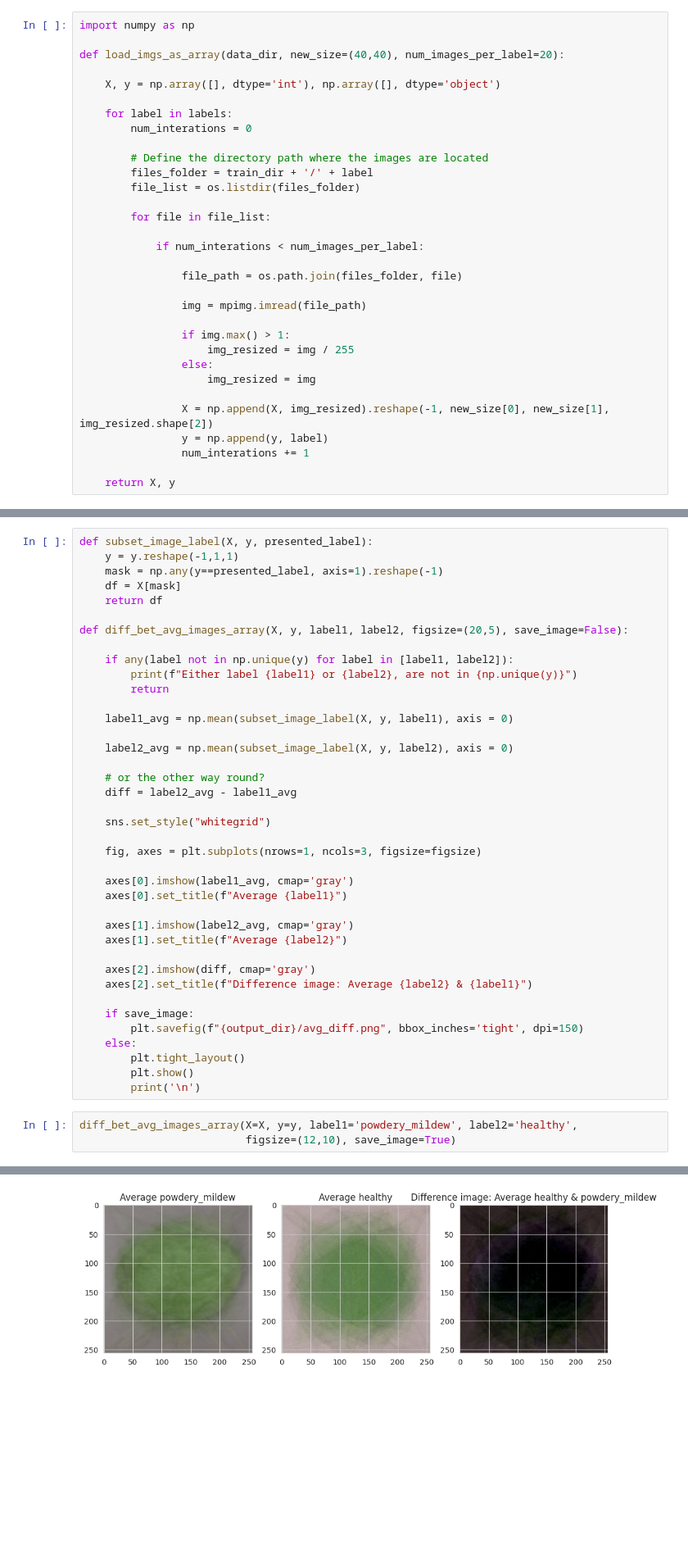
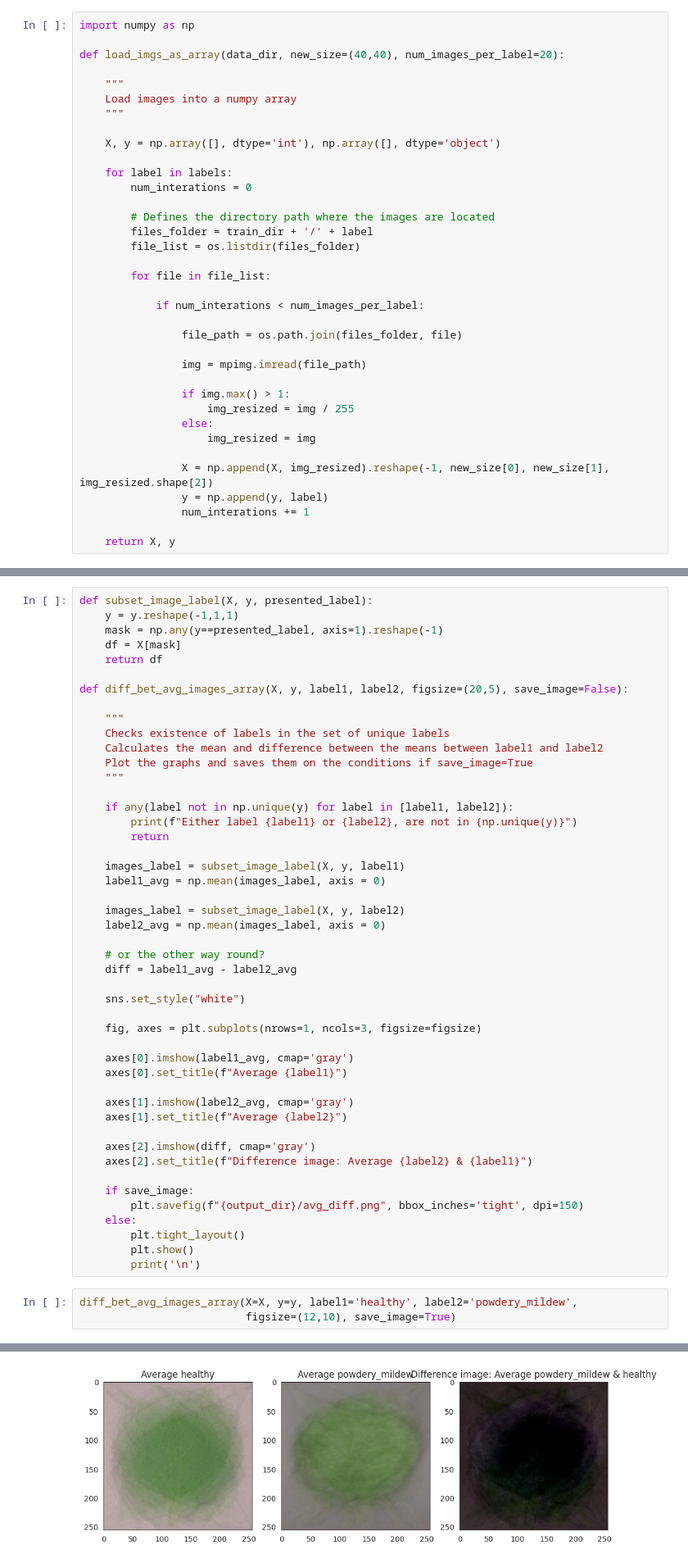
Before and after one commit to BGCG/project-5, a Jupyter notebook: jupyter_notebooks/DataVisualisation.ipynb, the cells around one changed output, grey strips where cells are left out. Shown at 82% size. Drawn from its saved outputs; the diff is of its cells as text; blank space fills up the shorter version.

Commit message:
Correct errors in variaibility and mean plot code and rerun whole notebook

```diff
--- a/jupyter_notebooks/DataVisualisation.ipynb
+++ b/jupyter_notebooks/DataVisualisation.ipynb
@@ -143,13 +144,17 @@ joblib.dump(value=image_shape ,
 import numpy as np
 
 def load_imgs_as_array(data_dir, new_size=(40,40), num_images_per_label=20):
+
+    """
+    Load images into a numpy array
+    """
 
     X, y = np.array([], dtype='int'), np.array([], dtype='object')
 
     for label in labels:
         num_interations = 0
 
-        # Define the directory path where the images are located
+        # Defines the directory path where the images are located
         files_folder = train_dir + '/' + label
         file_list = os.listdir(files_folder)
 
@@ -227,18 +237,26 @@ def subset_image_label(X, y, presented_label):
 
 def diff_bet_avg_images_array(X, y, label1, label2, figsize=(20,5), save_image=False):
 
+    """
+    Checks existence of labels in the set of unique labels
+    Calculates the mean and difference between the means between label1 and label2
+    Plot the graphs and saves them on the conditions if save_image=True
+    """
+
     if any(label not in np.unique(y) for label in [label1, label2]):
         print(f"Either label {label1} or {label2}, are not in {np.unique(y)}")
         return
 
-    label1_avg = np.mean(subset_image_label(X, y, label1), axis = 0)
+    images_label = subset_image_label(X, y, label1)
+    label1_avg = np.mean(images_label, axis = 0)
 
-    label2_avg = np.mean(subset_image_label(X, y, label2), axis = 0)
+    images_label = subset_image_label(X, y, label2)
+    label2_avg = np.mean(images_label, axis = 0)
 
     # or the other way round?
-    diff = label2_avg - label1_avg
+    diff = label1_avg - label2_avg
 
-    sns.set_style("whitegrid")
+    sns.set_style("white")
 
     fig, axes = plt.subplots(nrows=1, ncols=3, figsize=figsize)
 
@@ -258,8 +276,8 @@ def diff_bet_avg_images_array(X, y, label1, label2, figsize=(20,5), save_image=F
         plt.show()
         print('\n')
 # %%
-diff_bet_avg_images_array(X=X, y=y, label1='powdery_mildew', label2='healthy',
+diff_bet_avg_images_array(X=X, y=y, label1='healthy', label2='powdery_mildew',
                           figsize=(12,10), save_image=True)
 # %% [output]
 Clipping input data to the valid range for imshow with RGB data ([0..1] for floats or [0..255] for integers).
-[figure, old version]
+[figure, new version]
```
Also changed, not shown: parts of 5 cells of this notebook.
